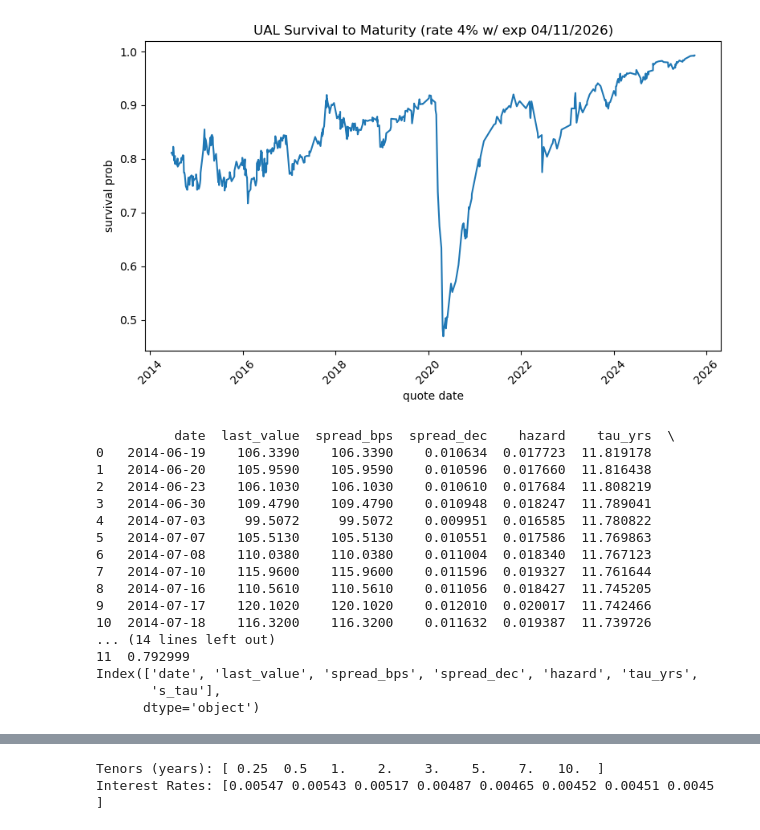
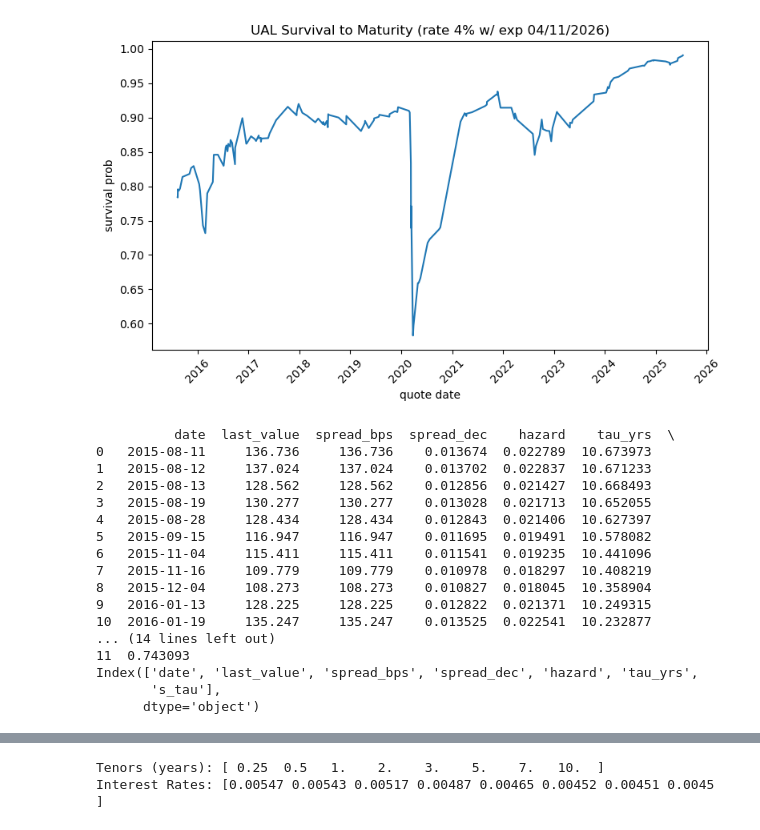
Before and after one commit to Quant-Liam/FE800-Research, a Jupyter notebook: CompletedPOC/FA800 ProjectDraft.ipynb, the cells around one changed output, grey strips where cells are left out. Cells and saved outputs as stored; diff of their text form; code cells hidden in the pictures.

```diff
--- a/CompletedPOC/FA800 ProjectDraft.ipynb
+++ b/CompletedPOC/FA800 ProjectDraft.ipynb
@@ -9,10 +9,8 @@ import matplotlib.pyplot as plt
 
 #loading csv
 
-file = r"/Users/liamrodgers/Desktop/Python/FE800/FE800-Research/data/raw/NewUAL/UALPricingnew.csv"
+file = r'/Users/liamrodgers/Library/CloudStorage/OneDrive-stevens.edu/FE800/Dal Pricing/DAl_Prices_Filtered.csv'
 df = pd.read_csv(file)
-
-
 
 #keeping date to last in spread
 
@@ -80,48 +78,48 @@ def calculate_survival_probabilities(df, maturity_date, recovery_rate=0.4):
 
 
 # Apply the function
 expm = datetime(2026, 4, 11).date()
 df = calculate_survival_probabilities(df, expm, recovery_rate=0.4)
 
 #save as csv
 
 #saved = "/Users/anthonygiller/Downloads/UAL_reduced_form_survival.csv"
 #df.to_csv("UAL_survival_to_maturity.csv", index=False)
 
 #========================================
 
 #plot survival prob
 
 plt.figure(figsize=(8,5))
 
 plt.plot(df["date"], df["s_tau"])
 plt.title("UAL Survival to Maturity (rate 4% w/ exp 04/11/2026)")
 plt.xlabel("quote date")
 plt.ylabel("survival prob")
 
 plt.xticks(rotation=45)
 plt.tight_layout()
 plt.show()
 
 
 print(df.head(12))
 print(df.columns)
 # %% [output]
-[figure, old version]
+[figure, new version]
           date  last_value  spread_bps  spread_dec    hazard    tau_yrs  \
-0   2014-06-19    106.3390    106.3390    0.010634  0.017723  11.819178
-1   2014-06-20    105.9590    105.9590    0.010596  0.017660  11.816438
-2   2014-06-23    106.1030    106.1030    0.010610  0.017684  11.808219
-3   2014-06-30    109.4790    109.4790    0.010948  0.018247  11.789041
-4   2014-07-03     99.5072     99.5072    0.009951  0.016585  11.780822
-5   2014-07-07    105.5130    105.5130    0.010551  0.017586  11.769863
-6   2014-07-08    110.0380    110.0380    0.011004  0.018340  11.767123
-7   2014-07-10    115.9600    115.9600    0.011596  0.019327  11.761644
-8   2014-07-16    110.5610    110.5610    0.011056  0.018427  11.745205
-9   2014-07-17    120.1020    120.1020    0.012010  0.020017  11.742466
-10  2014-07-18    116.3200    116.3200    0.011632  0.019387  11.739726
+0   2015-08-11     136.736     136.736    0.013674  0.022789  10.673973
+1   2015-08-12     137.024     137.024    0.013702  0.022837  10.671233
+2   2015-08-13     128.562     128.562    0.012856  0.021427  10.668493
+3   2015-08-19     130.277     130.277    0.013028  0.021713  10.652055
+4   2015-08-28     128.434     128.434    0.012843  0.021406  10.627397
+5   2015-09-15     116.947     116.947    0.011695  0.019491  10.578082
+6   2015-11-04     115.411     115.411    0.011541  0.019235  10.441096
+7   2015-11-16     109.779     109.779    0.010978  0.018297  10.408219
+8   2015-12-04     108.273     108.273    0.010827  0.018045  10.358904
+9   2016-01-13     128.225     128.225    0.012822  0.021371  10.249315
+10  2016-01-19     135.247     135.247    0.013525  0.022541  10.232877
 ... (14 lines left out)
-11  0.792999
+11  0.743093
 Index(['date', 'last_value', 'spread_bps', 'spread_dec', 'hazard', 'tau_yrs',
        's_tau'],
       dtype='object')
```
Also changed, not shown: parts of 14 cells of this notebook, 4 other files.
